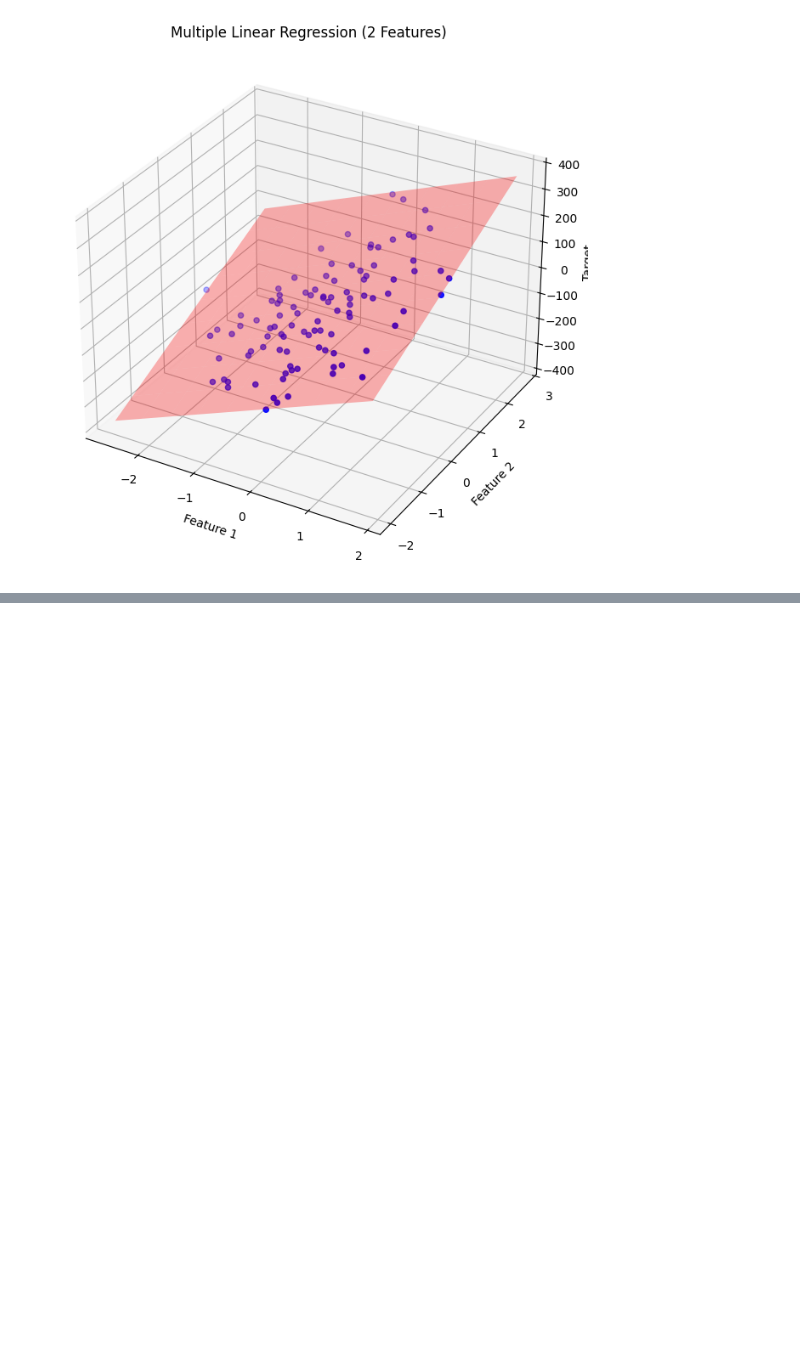
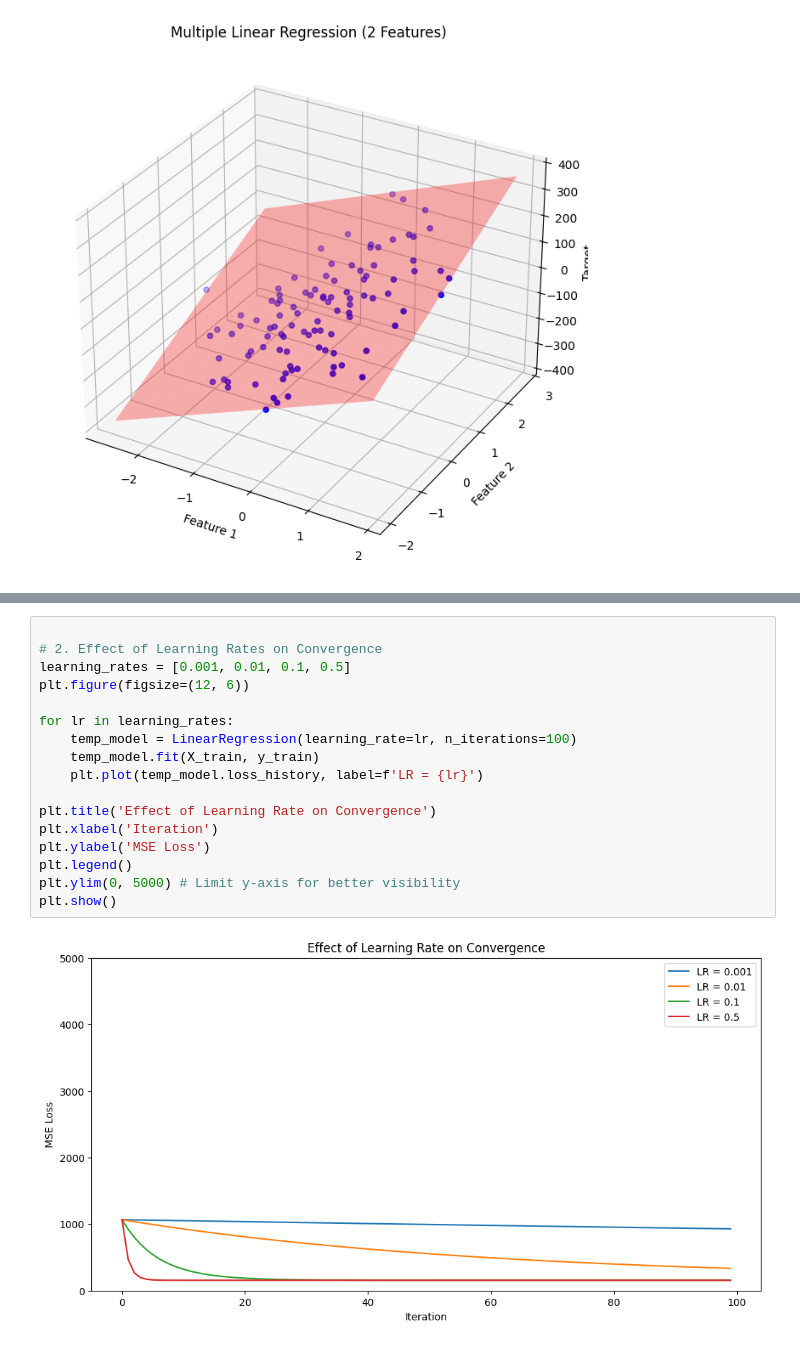
Before and after one commit to thompgt/ML-Under-The-Hood, a Jupyter notebook: notebooks/01_Linear_Regression.ipynb, the cells around one changed output, grey strips where cells are left out. Saved outputs shown, nothing was run; the diff lists cells and outputs as text; blank space fills up the shorter version.

```diff
--- a/notebooks/01_Linear_Regression.ipynb
+++ b/notebooks/01_Linear_Regression.ipynb
@@ -216,0 +249,19 @@ plt.show()
+# %%
+
+# 2. Effect of Learning Rates on Convergence
+learning_rates = [0.001, 0.01, 0.1, 0.5]
+plt.figure(figsize=(12, 6))
+
+for lr in learning_rates:
+    temp_model = LinearRegression(learning_rate=lr, n_iterations=100)
+    temp_model.fit(X_train, y_train)
+    plt.plot(temp_model.loss_history, label=f'LR = {lr}')
+
+plt.title('Effect of Learning Rate on Convergence')
+plt.xlabel('Iteration')
+plt.ylabel('MSE Loss')
+plt.legend()
+plt.ylim(0, 5000) # Limit y-axis for better visibility
+plt.show()
+# %% [output]
+[figure, added]
```
Also changed, not shown: parts of 2 cells of this notebook, 29 other files.
